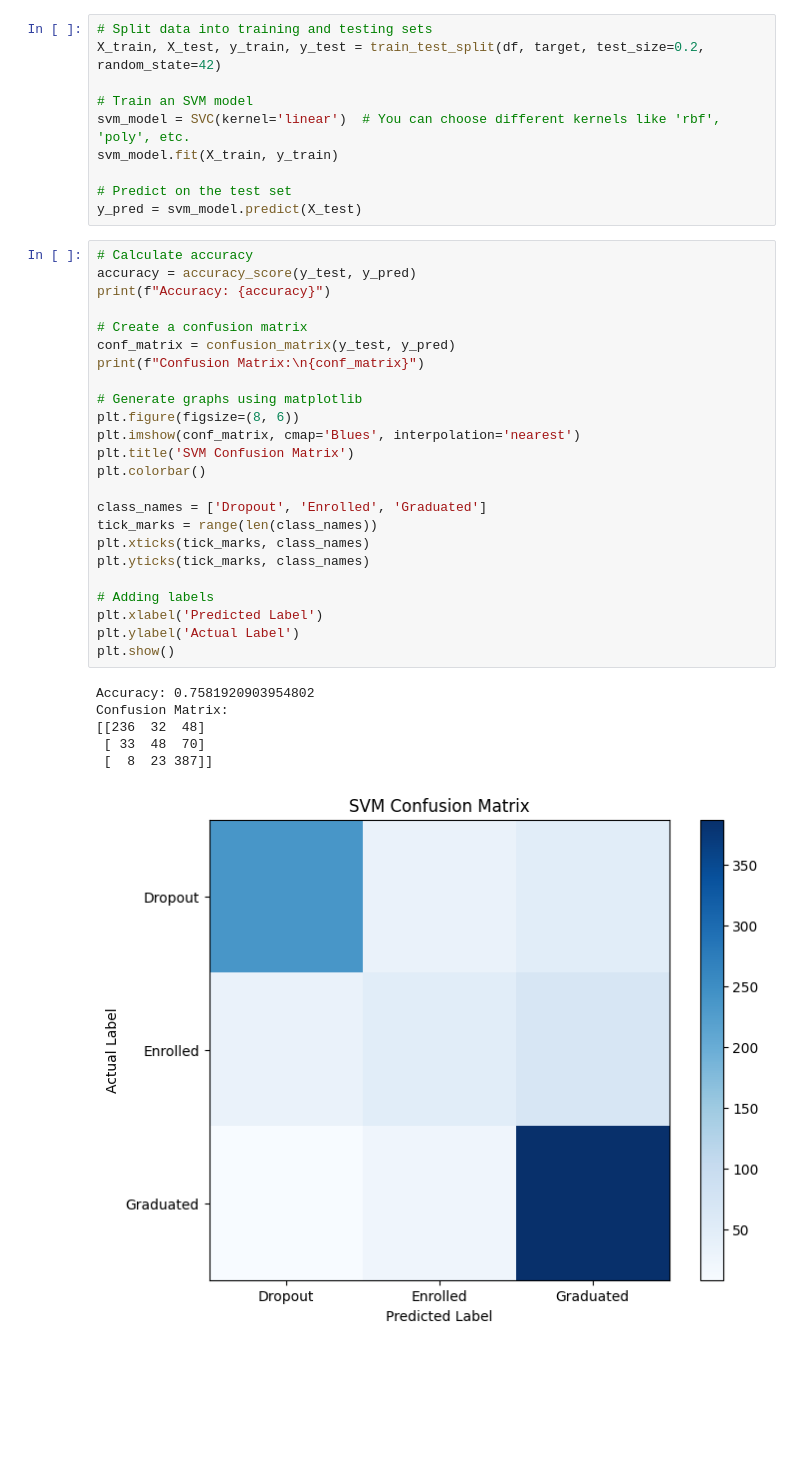
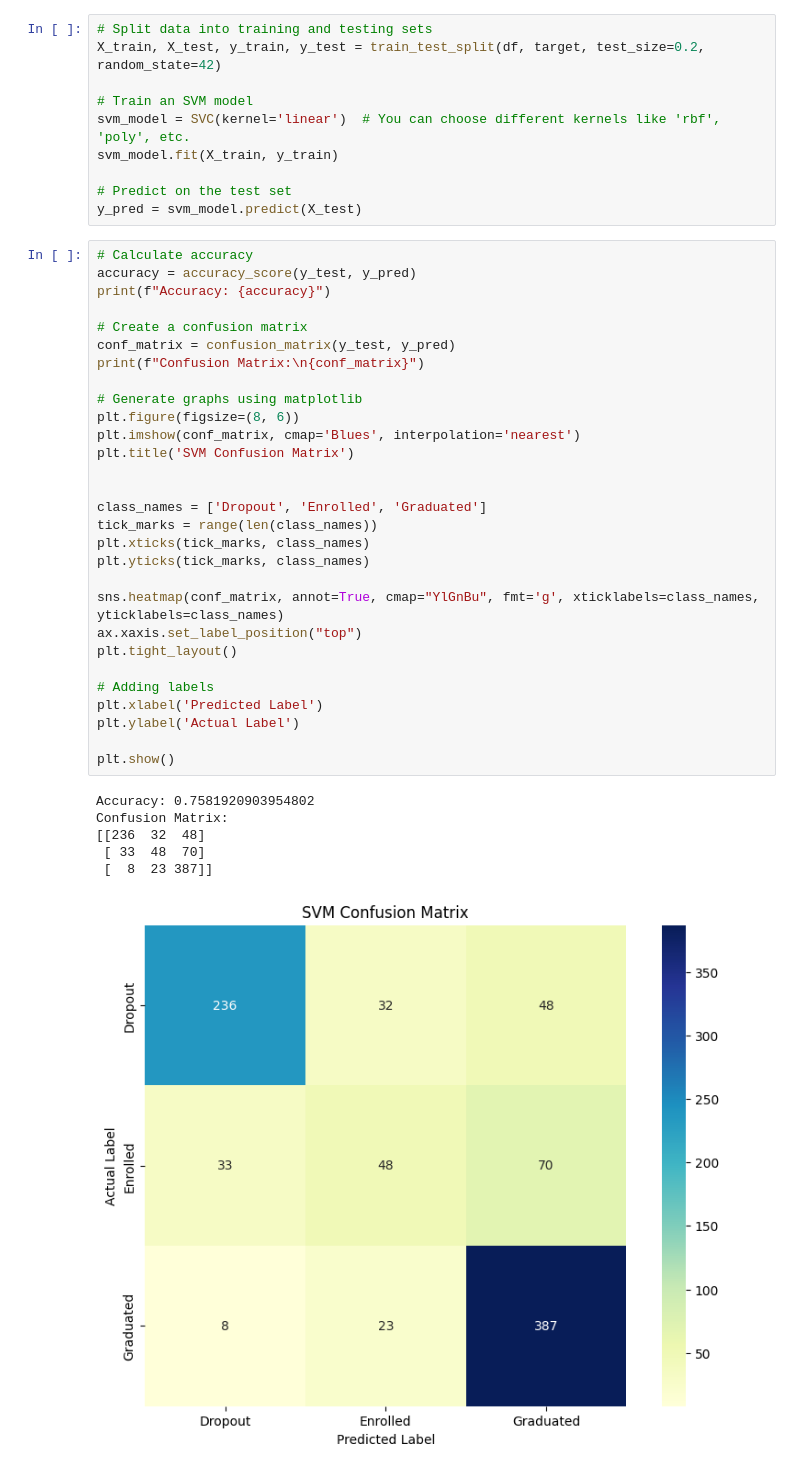
Before and after one commit to samofuture/ML-Final-Project, a Jupyter notebook: Final_Project_SVM.ipynb, the cells around one changed output. Drawn from its saved outputs; the diff is of its cells as text; blank space fills up the shorter version.

```diff
--- a/Final_Project_SVM.ipynb
+++ b/Final_Project_SVM.ipynb
@@ -49,31 +49,36 @@ y_pred = svm_model.predict(X_test)
 # %%
 # Calculate accuracy
 accuracy = accuracy_score(y_test, y_pred)
 print(f"Accuracy: {accuracy}")
 
 # Create a confusion matrix
 conf_matrix = confusion_matrix(y_test, y_pred)
 print(f"Confusion Matrix:\n{conf_matrix}")
 
 # Generate graphs using matplotlib
 plt.figure(figsize=(8, 6))
 plt.imshow(conf_matrix, cmap='Blues', interpolation='nearest')
 plt.title('SVM Confusion Matrix')
-plt.colorbar()
+
 
 class_names = ['Dropout', 'Enrolled', 'Graduated']
 tick_marks = range(len(class_names))
 plt.xticks(tick_marks, class_names)
 plt.yticks(tick_marks, class_names)
 
+sns.heatmap(conf_matrix, annot=True, cmap="YlGnBu", fmt='g', xticklabels=class_names, yticklabels=class_names)
+ax.xaxis.set_label_position("top")
+plt.tight_layout()
+
 # Adding labels
 plt.xlabel('Predicted Label')
 plt.ylabel('Actual Label')
+
 plt.show()
 # %% [output]
 Accuracy: 0.7581920903954802
 Confusion Matrix:
 [[236  32  48]
  [ 33  48  70]
  [  8  23 387]]
-[figure, old version]
+[figure, new version]
```
